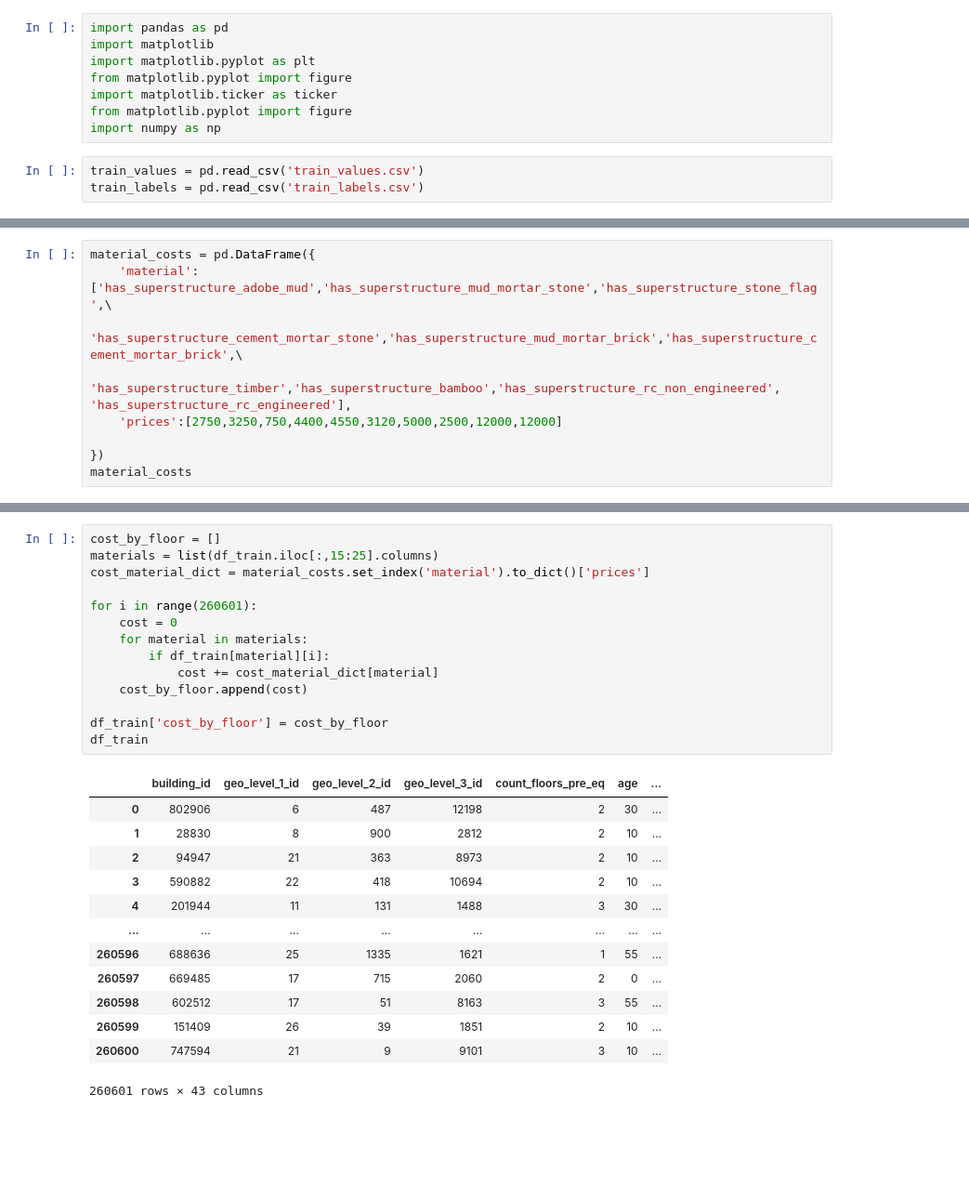
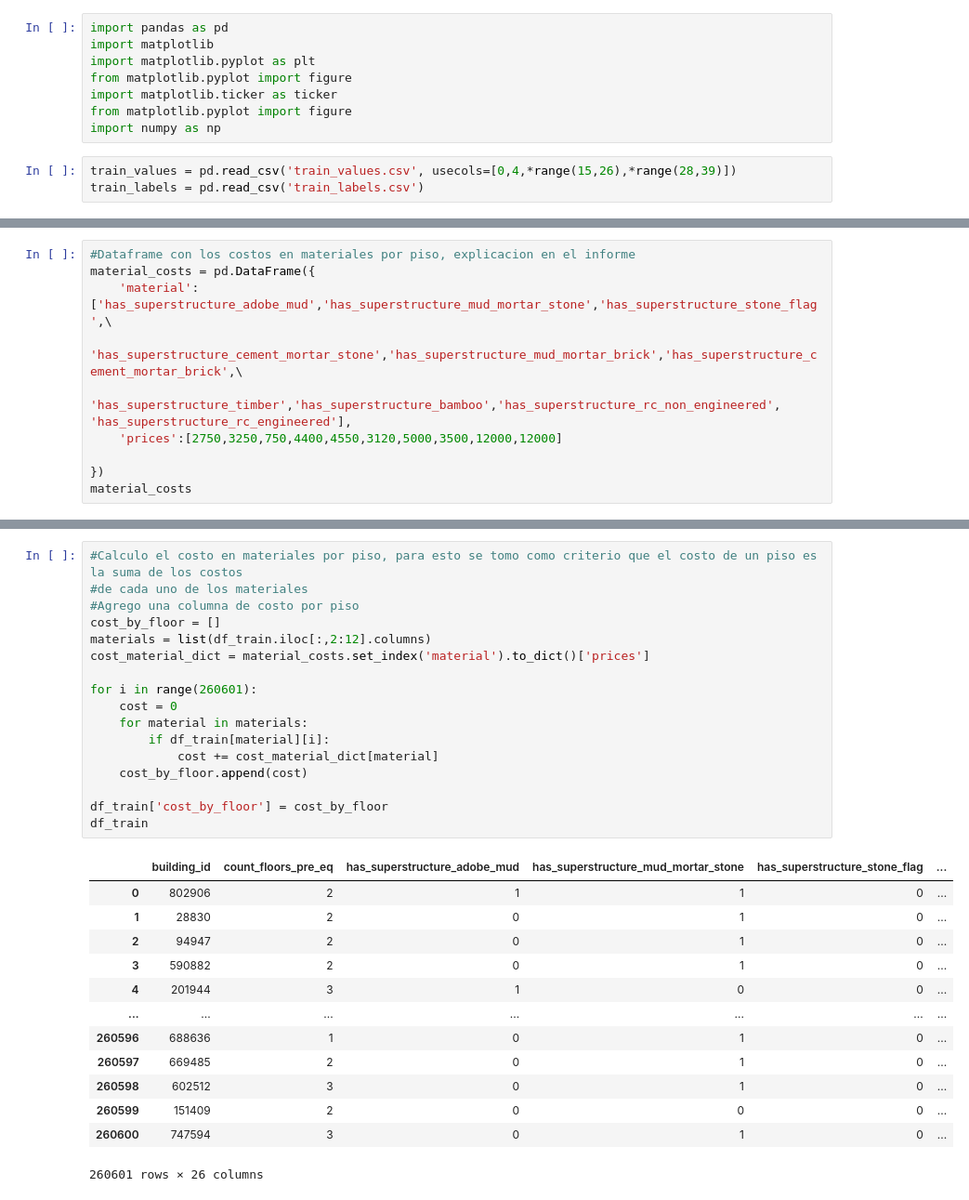
Before and after one commit to IngErnestoAlvarez/terremoto_research, a Jupyter notebook: TP1_economic.ipynb, the cells around one changed output, grey strips where cells are left out. Shown at 93% size. Saved outputs shown, nothing was run; the diff lists cells and outputs as text; blank space fills up the shorter version.

```diff
--- a/TP1_economic.ipynb
+++ b/TP1_economic.ipynb
@@ -7,5 +9,5 @@ import matplotlib.ticker as ticker
 from matplotlib.pyplot import figure
 import numpy as np
 # %%
-train_values = pd.read_csv('train_values.csv')
+train_values = pd.read_csv('train_values.csv', usecols=[0,4,*range(15,26),*range(28,39)])
 train_labels = pd.read_csv('train_labels.csv')
@@ -28,9 +14,10 @@ train_values
 # %%
+#Dataframe con los costos en materiales por piso, explicacion en el informe
 material_costs = pd.DataFrame({
     'material':['has_superstructure_adobe_mud','has_superstructure_mud_mortar_stone','has_superstructure_stone_flag',\
                 'has_superstructure_cement_mortar_stone','has_superstructure_mud_mortar_brick','has_superstructure_cement_mortar_brick',\
                 'has_superstructure_timber','has_superstructure_bamboo','has_superstructure_rc_non_engineered', 'has_superstructure_rc_engineered'],
-    'prices':[2750,3250,750,4400,4550,3120,5000,2500,12000,12000]
+    'prices':[2750,3250,750,4400,4550,3120,5000,3500,12000,12000]
 
 })
 material_costs
@@ -59,28 +47,31 @@ df_train.groupby('damage_grade').agg('count')
 # %%
+#Calculo el costo en materiales por piso, para esto se tomo como criterio que el costo de un piso es la suma de los costos
+#de cada uno de los materiales
+#Agrego una columna de costo por piso
 cost_by_floor = []
-materials = list(df_train.iloc[:,15:25].columns)
+materials = list(df_train.iloc[:,2:12].columns)
 cost_material_dict = material_costs.set_index('material').to_dict()['prices']
 
 for i in range(260601):
     cost = 0
     for material in materials:
         if df_train[material][i]:
             cost += cost_material_dict[material]
     cost_by_floor.append(cost)
 
 df_train['cost_by_floor'] = cost_by_floor
 df_train
 # %% [output]
-|  | building_id | geo_level_1_id | geo_level_2_id | geo_level_3_id | count_floors_pre_eq | age | ... |
-| 0 | 802906 | 6 | 487 | 12198 | 2 | 30 | ... |
-| 1 | 28830 | 8 | 900 | 2812 | 2 | 10 | ... |
-| 2 | 94947 | 21 | 363 | 8973 | 2 | 10 | ... |
-| 3 | 590882 | 22 | 418 | 10694 | 2 | 10 | ... |
-| 4 | 201944 | 11 | 131 | 1488 | 3 | 30 | ... |
-| ... | ... | ... | ... | ... | ... | ... | ... |
-| 260596 | 688636 | 25 | 1335 | 1621 | 1 | 55 | ... |
-| 260597 | 669485 | 17 | 715 | 2060 | 2 | 0 | ... |
-| 260598 | 602512 | 17 | 51 | 8163 | 3 | 55 | ... |
-| 260599 | 151409 | 26 | 39 | 1851 | 2 | 10 | ... |
-| 260600 | 747594 | 21 | 9 | 9101 | 3 | 10 | ... |
+|  | building_id | count_floors_pre_eq | has_superstructure_adobe_mud | has_superstructure_mud_mortar_stone | has_superstructure_stone_flag | ... |
+| 0 | 802906 | 2 | 1 | 1 | 0 | ... |
+| 1 | 28830 | 2 | 0 | 1 | 0 | ... |
+| 2 | 94947 | 2 | 0 | 1 | 0 | ... |
+| 3 | 590882 | 2 | 0 | 1 | 0 | ... |
+| 4 | 201944 | 3 | 1 | 0 | 0 | ... |
+| ... | ... | ... | ... | ... | ... | ... |
+| 260596 | 688636 | 1 | 0 | 1 | 0 | ... |
+| 260597 | 669485 | 2 | 0 | 1 | 0 | ... |
+| 260598 | 602512 | 3 | 0 | 1 | 0 | ... |
+| 260599 | 151409 | 2 | 0 | 0 | 0 | ... |
+| 260600 | 747594 | 3 | 0 | 1 | 0 | ... |
-260601 rows × 43 columns
+260601 rows × 26 columns
```
Also changed, not shown: parts of 11 cells of this notebook.
